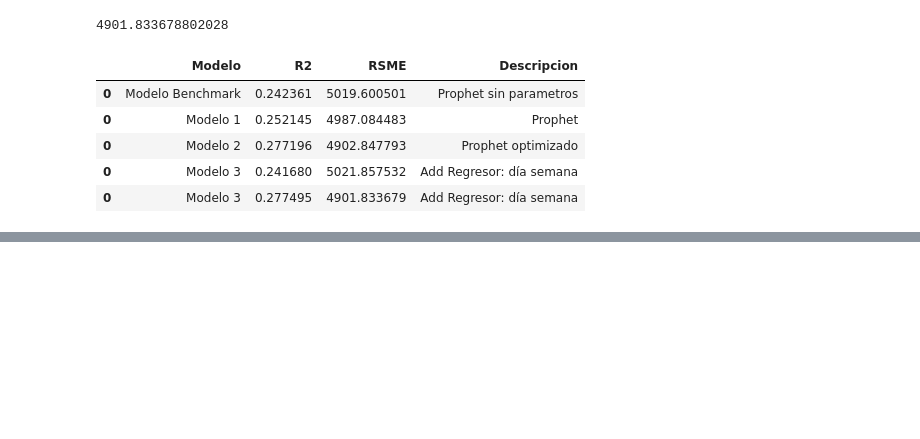
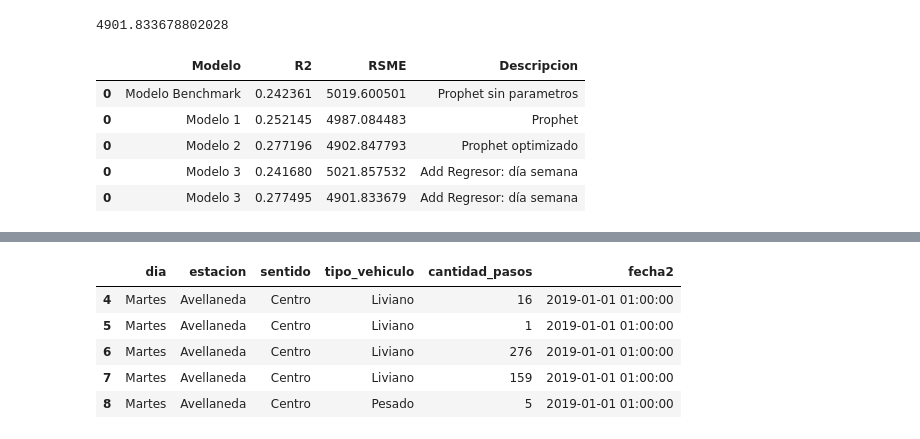
Before and after one commit to NachoRam123/Proyecto-3, a Jupyter notebook: DS_Proyecto_03_ST_RamellaIgnacio.ipynb, the cells around one changed output, grey strips where cells are left out. Saved outputs shown, nothing was run; the diff lists cells and outputs as text; code cells hidden in the pictures; blank space fills up the shorter version.

```diff
--- a/DS_Proyecto_03_ST_RamellaIgnacio.ipynb
+++ b/DS_Proyecto_03_ST_RamellaIgnacio.ipynb
@@ -1139,0 +1162,16 @@ Comparar con las otras estaciones de peaje
+# %%
+#Pasamos la columna fecha a formato datetime, y le unimos la hora_fin como hora
+dataset_estacion_1=dataset_estacion.copy()
+dataset_estacion_1['fecha2'] = pd.to_datetime(dataset_estacion_1.fecha) + pd.to_timedelta(dataset_estacion_1.hora_fin, unit = 'h')
+
+#Quitamos las columnas fecha y hora_fin ya que las incluimos en el campo fecha2
+dataset_estacion_1.drop(columns=['fecha','hora_fin'], inplace = True)
+
+dataset_estacion_1.head()
+# %% [output]
+|  | dia | estacion | sentido | tipo_vehiculo | cantidad_pasos | fecha2 |
+| 4 | Martes | Avellaneda | Centro | Liviano | 16 | 2019-01-01 01:00:00 |
+| 5 | Martes | Avellaneda | Centro | Liviano | 1 | 2019-01-01 01:00:00 |
+| 6 | Martes | Avellaneda | Centro | Liviano | 276 | 2019-01-01 01:00:00 |
+| 7 | Martes | Avellaneda | Centro | Liviano | 159 | 2019-01-01 01:00:00 |
+| 8 | Martes | Avellaneda | Centro | Pesado | 5 | 2019-01-01 01:00:00 |
```
Also changed, not shown: parts of 10 cells of this notebook.
